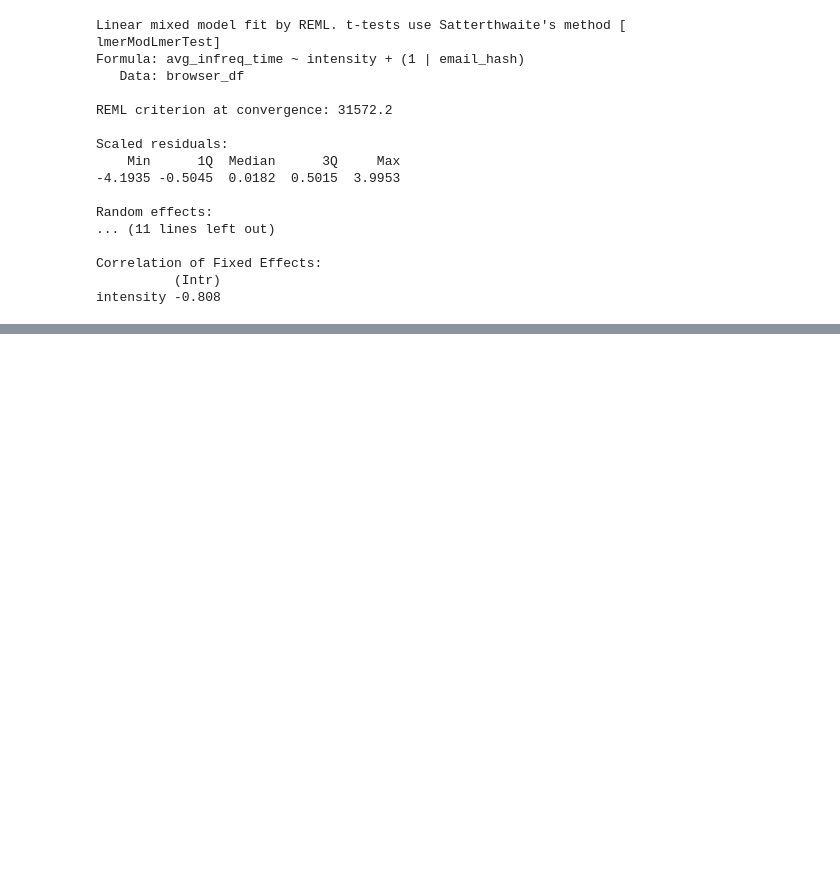
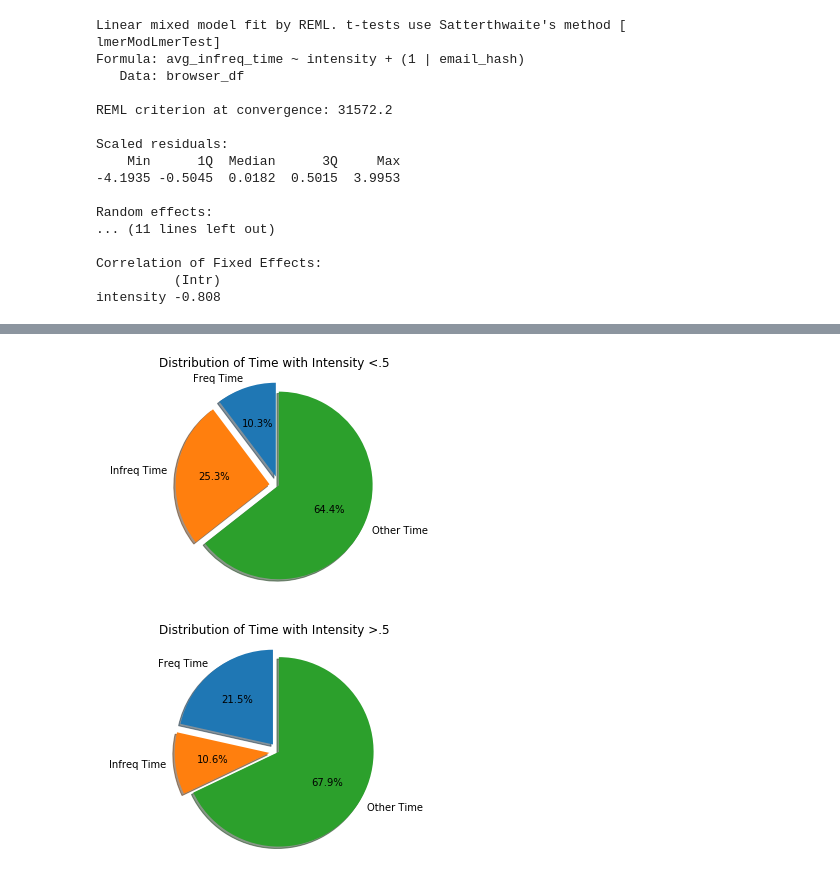
Before and after one commit to gkovacs/habitlab-conservation-analysis, a Jupyter notebook: Effect of Frequency on Total Time Spent.ipynb, the cells around one changed output, grey strips where cells are left out. Drawn from its saved outputs; the diff is of its cells as text; code cells hidden in the pictures; blank space fills up the shorter version.

```diff
--- a/Effect of Frequency on Total Time Spent.ipynb
+++ b/Effect of Frequency on Total Time Spent.ipynb
@@ -709,9 +780,15 @@ import moment
 import math
 from time_utils import epoch_to_date
 from datetime import datetime
+import time
 # Now the browser side of things!!
+num_browser_users = len(browser_user_ids)
+counter = 0
 for user in browser_user_ids:
     # Get freq settings:
+    counter += 1
+    if int((counter + 1)/num_browser_users * 100) > int(counter/num_browser_users * 100):
+        print(str(counter/num_browser_users * 100) + "%")
     user_stats = get_freq_stats(user)
     if len(user_stats) == 0:
         continue
@@ -735,7 +812,6 @@ for user in browser_user_ids:
         # First, count up all domain_times into TOTAL, GOAL, and OTHER
         if isoWeek not in user_stats:
             continue
-        print(user_stats[isoWeek][FREQ_GOALS])
         day_data[FREQ_GOALS] = user_stats[isoWeek][FREQ_GOALS]
         day_data[INFREQ_GOALS] = user_stats[isoWeek][INFREQ_GOALS]
         day_data[GOALS] = day_data[FREQ_GOALS].union(day_data[INFREQ_GOALS])
@@ -851,19 +927,23 @@ print(time)
 # %% [output]
 <module 'time' (built-in)>
 # %%
-
+FREQ_FRAC_TIME = "freq_frac_time"
+INFREQ_FRAC_TIME = "infreq_frac_time"
 AVG_GOAL_TIME= "avg_goal_time"
 intensity_dict ={INTENSITY: [], HASH: [], TOTAL_TIME: [], GOAL_TIME: [], OTHER_TIME: [], AVG_GOAL_TIME: [],
-                AVG_FREQ_TIME: [], AVG_INFREQ_TIME: [], NUM_FREQ_GOALS: [], NUM_INFREQ_GOALS: []}
+                AVG_FREQ_TIME: [], FREQ_FRAC_TIME: [], INFREQ_FRAC_TIME: [], AVG_INFREQ_TIME: [], NUM_FREQ_GOALS: [], NUM_INFREQ_GOALS: [], NUM_GOALS: []}
 for day in browser_days:
     for key in intensity_dict:
-        if key not in [AVG_GOAL_TIME, NUM_FREQ_GOALS, NUM_INFREQ_GOALS]:
+        if key not in [AVG_GOAL_TIME, NUM_FREQ_GOALS, NUM_INFREQ_GOALS, NUM_GOALS, FREQ_FRAC_TIME, INFREQ_FRAC_TIME]:
             intensity_dict[key].append(day[key])
     intensity_dict[NUM_FREQ_GOALS].append(len(day[FREQ_GOALS]))
     intensity_dict[NUM_INFREQ_GOALS].append(len(day[INFREQ_GOALS]))
     intensity_dict[AVG_GOAL_TIME].append(day[GOAL_TIME]/len(day[GOALS]))
+    intensity_dict[NUM_GOALS].append(len(day[FREQ_GOALS].union(day[INFREQ_GOALS])))
+    intensity_dict[FREQ_FRAC_TIME].append(math.exp(day[FREQ_TIME])/math.exp(day[TOTAL_TIME]))
+    intensity_dict[INFREQ_FRAC_TIME].append(math.exp(day[INFREQ_TIME])/math.exp(day[TOTAL_TIME]))
 browser_df = pd.DataFrame(intensity_dict)
-browser_df.to_csv("2018-08-31-browser_intensity_on_time.csv")
+browser_df.to_csv("2018-09-06-browser_intensity_on_time.csv")
 print(browser_df)
 # %% [output]
       intensity                email_hash  total_time  goal_time  other_time  \
@@ -1023,0 +1182,26 @@ intensity -0.808
+# %%
+
+freq_time = [0,0]
+infreq_time = [0,0]
+other_time = [0,0]
+for day in browser_days:
+    if day[INTENSITY] <.5:
+        freq_time[0] += math.exp(day[FREQ_TIME])
+        infreq_time[0] += math.exp(day[INFREQ_TIME])
+        other_time[0] += math.exp(day[OTHER_TIME])
+    elif day[INTENSITY] > .5:
+        freq_time[1] += math.exp(day[FREQ_TIME])
+        infreq_time[1] += math.exp(day[INFREQ_TIME])
+        other_time[1] += math.exp(day[OTHER_TIME])
+for i in range(0,2):
+    pyplot.figure(765 + i)
+    labels = 'Freq Time', 'Infreq Time', 'Other Time'
+    sizes = [freq_time[i], infreq_time[i], other_time[i]]
+    explode = (0.1, 0.1, 0)  # only "explode" the 2nd slice (i.e. 'Hogs')
+    pyplot.pie(sizes, explode=explode, labels=labels, autopct='%1.1f%%',
+            shadow=True, startangle=90)
+    pyplot.axis('equal')  # Equal aspect ratio ensures that pie is drawn as a circle.
+    pyplot.title("Distribution of Time with Intensity " + ("<" if i == 0 else ">") + ".5")
+# %% [output]
+[figure, added]
+[figure, added]
```
Also changed, not shown: parts of 42 cells of this notebook, 17 other files.
